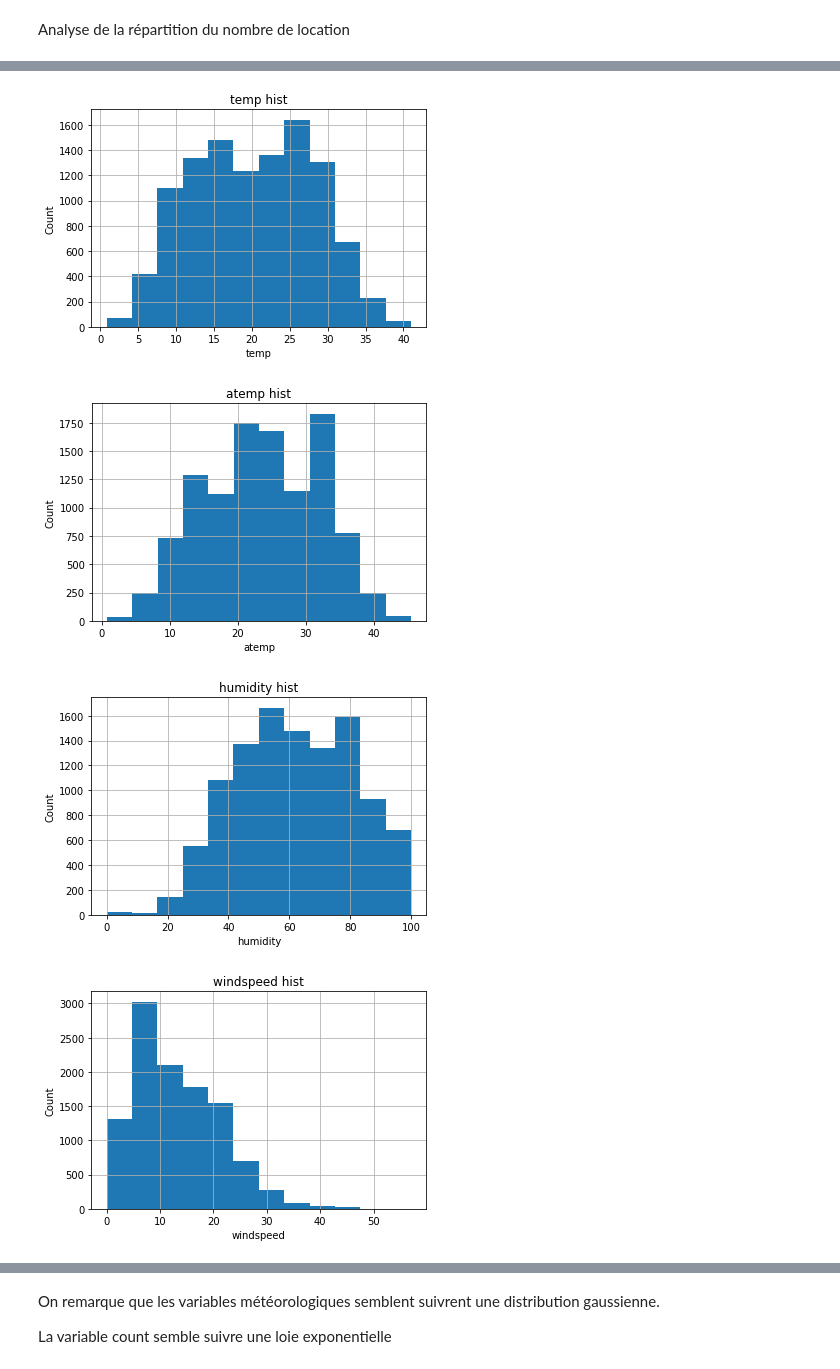
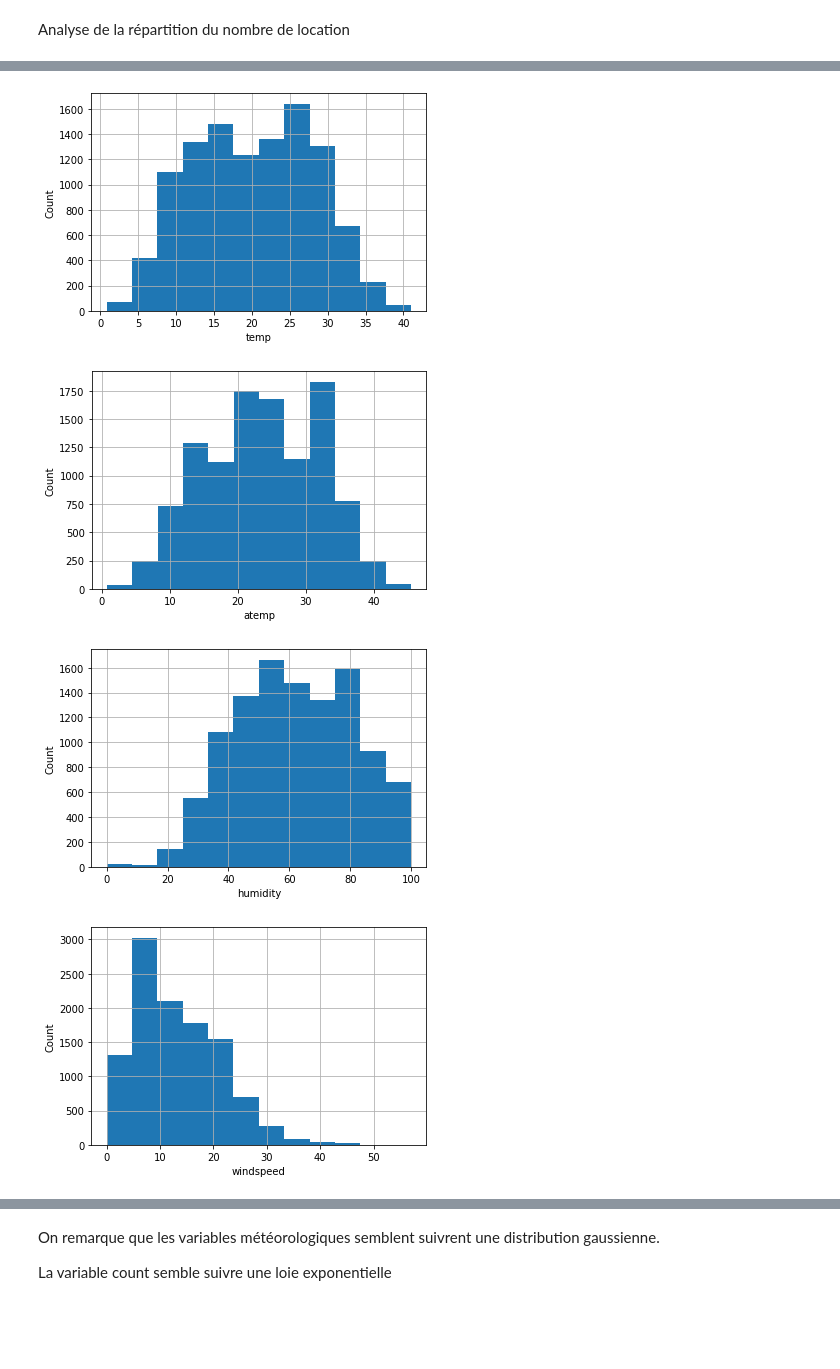
Before and after one commit to uazech/data-mining-velo, a Jupyter notebook: script/projet_velo_sujet.ipynb, the cells around one changed output, grey strips where cells are left out. Drawn from its saved outputs; the diff is of its cells as text; code cells hidden in the pictures; blank space fills up the shorter version.

```diff
--- a/script/projet_velo_sujet.ipynb
+++ b/script/projet_velo_sujet.ipynb
@@ -247,13 +264,13 @@ Analyse de la répartition du nombre de location
 # %%
 for colname, serie in df.iteritems():
-    if serie.dtype.name in ['float64', 'int64']:
-        serie.hist(bins=12)
-        plt.title(f"{colname} hist")
-        plt.xlabel(colname)
-        plt.ylabel("Count")
-        plt.show()
+  if serie.dtype.name in ['float64', 'int64']:
+      serie.hist(bins=12)
+      plt.title=" hist"
+      plt.xlabel(colname)
+      plt.ylabel("Count")
+      plt.show()
 # %% [output]
-[figure, old version]
+[figure, new version]
-[figure, old version]
+[figure, new version]
-[figure, old version]
+[figure, new version]
-[figure, old version]
+[figure, new version]
```
Also changed, not shown: parts of 22 cells of this notebook.
